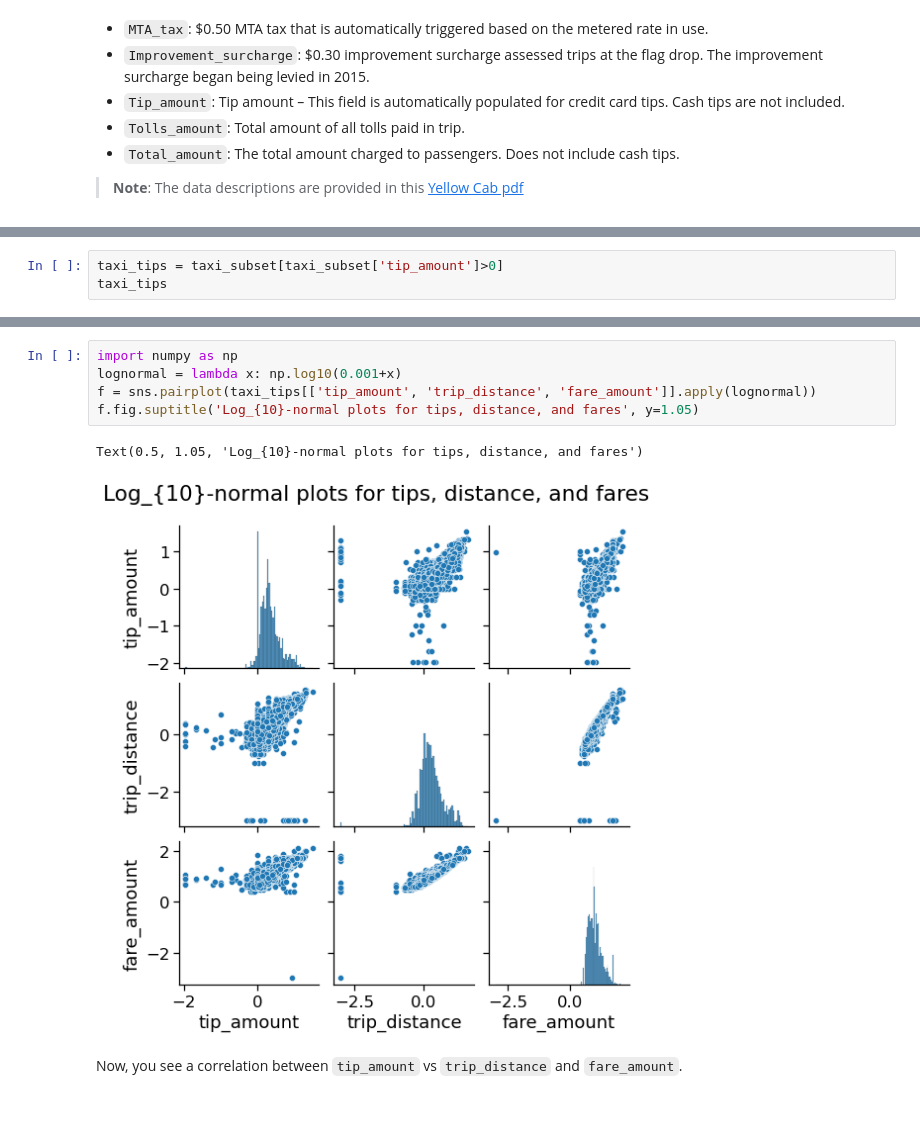
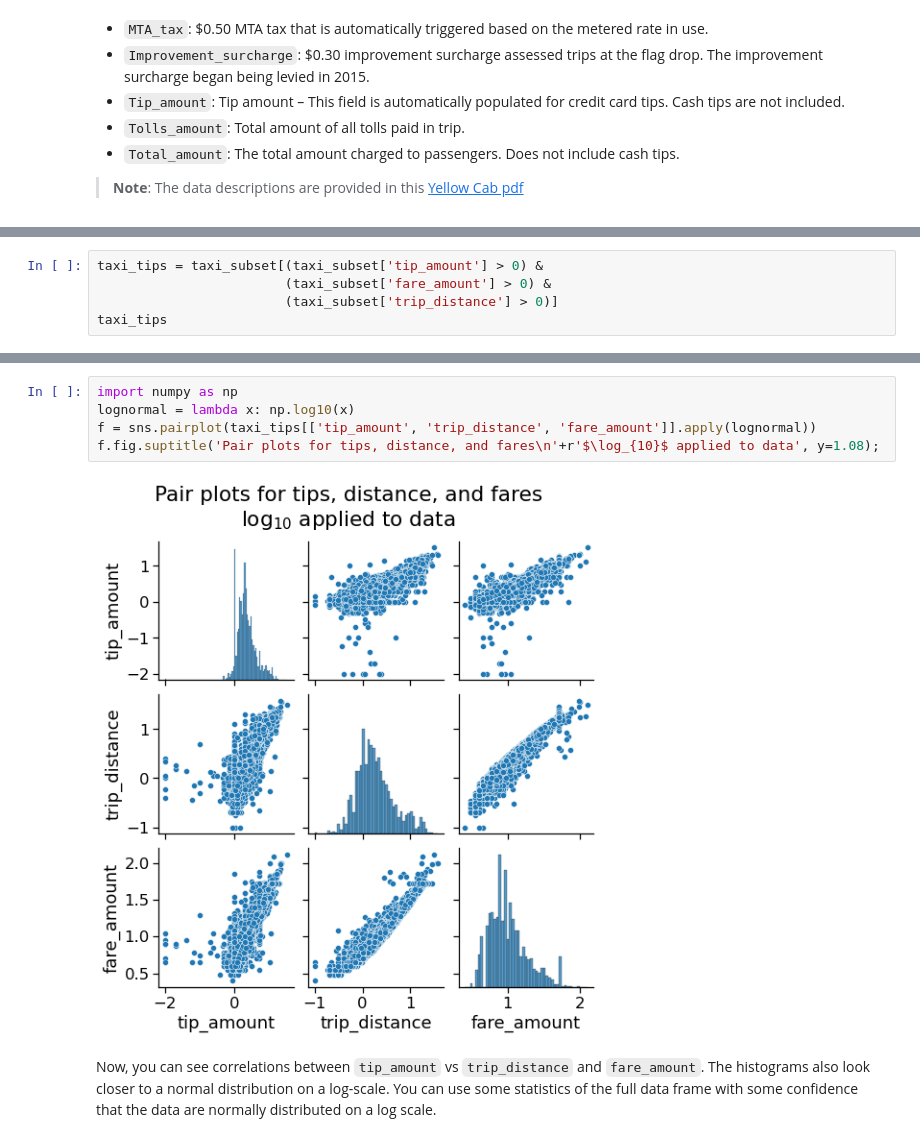
Before and after one commit to cooperrc/nyc-taxi-coiled, a Jupyter notebook: 00_explore-taxi.ipynb, the cells around one changed output, grey strips where cells are left out. Cells and saved outputs as stored; diff of their text form; blank space fills up the shorter version.

```diff
--- a/00_explore-taxi.ipynb
+++ b/00_explore-taxi.ipynb
@@ -123,5 +129,7 @@ In this pairplot, you can see that in the top-left, the histogram for `tip_amoun
 # %%
-taxi_tips = taxi_subset[taxi_subset['tip_amount']>0]
+taxi_tips = taxi_subset[(taxi_subset['tip_amount'] > 0) &
+                        (taxi_subset['fare_amount'] > 0) &
+                        (taxi_subset['trip_distance'] > 0)]
 taxi_tips
 # %% [output]
 |  | Unnamed: 0 | VendorID | tpep_pickup_datetime | tpep_dropoff_datetime | passenger_count | trip_distance | ... |
@@ -140,12 +159,11 @@ taxi_tips
 # %%
 import numpy as np
-lognormal = lambda x: np.log10(0.001+x)
+lognormal = lambda x: np.log10(x)
 f = sns.pairplot(taxi_tips[['tip_amount', 'trip_distance', 'fare_amount']].apply(lognormal))
-f.fig.suptitle('Log_{10}-normal plots for tips, distance, and fares', y=1.05)
+f.fig.suptitle('Pair plots for tips, distance, and fares\n'+r'$\log_{10}$ applied to data', y=1.08);
 # %% [output]
-Text(0.5, 1.05, 'Log_{10}-normal plots for tips, distance, and fares')
-[figure, old version]
+[figure, new version]
 # %% [markdown]
-Now, you see a correlation between `tip_amount` vs `trip_distance` and `fare_amount`.
+Now, you can see correlations between `tip_amount` vs `trip_distance` and `fare_amount`. The histograms also look closer to a normal distribution on a log-scale. You can use some statistics of the full data frame with some confidence that the data are normally distributed on a log scale.
 # %% [markdown]
 ## Wrapping up
```
Also changed, not shown: parts of 7 cells of this notebook, 4 other files.
